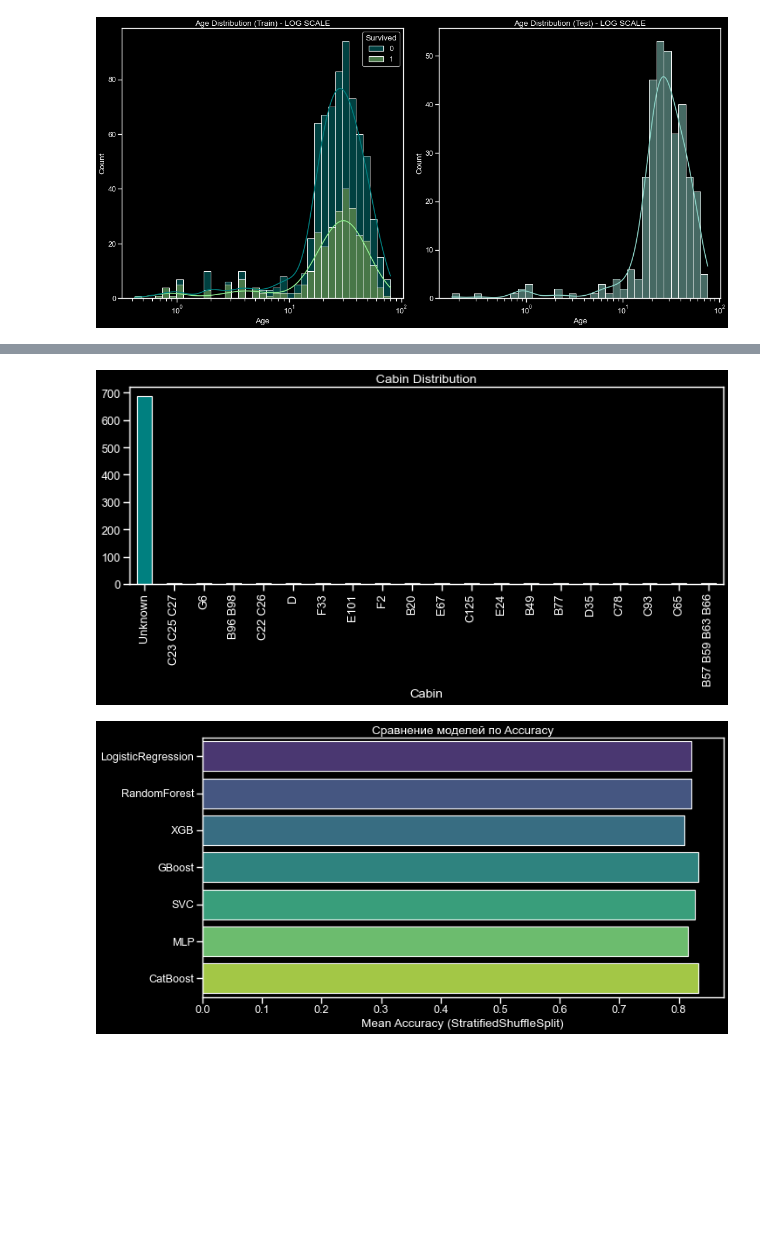
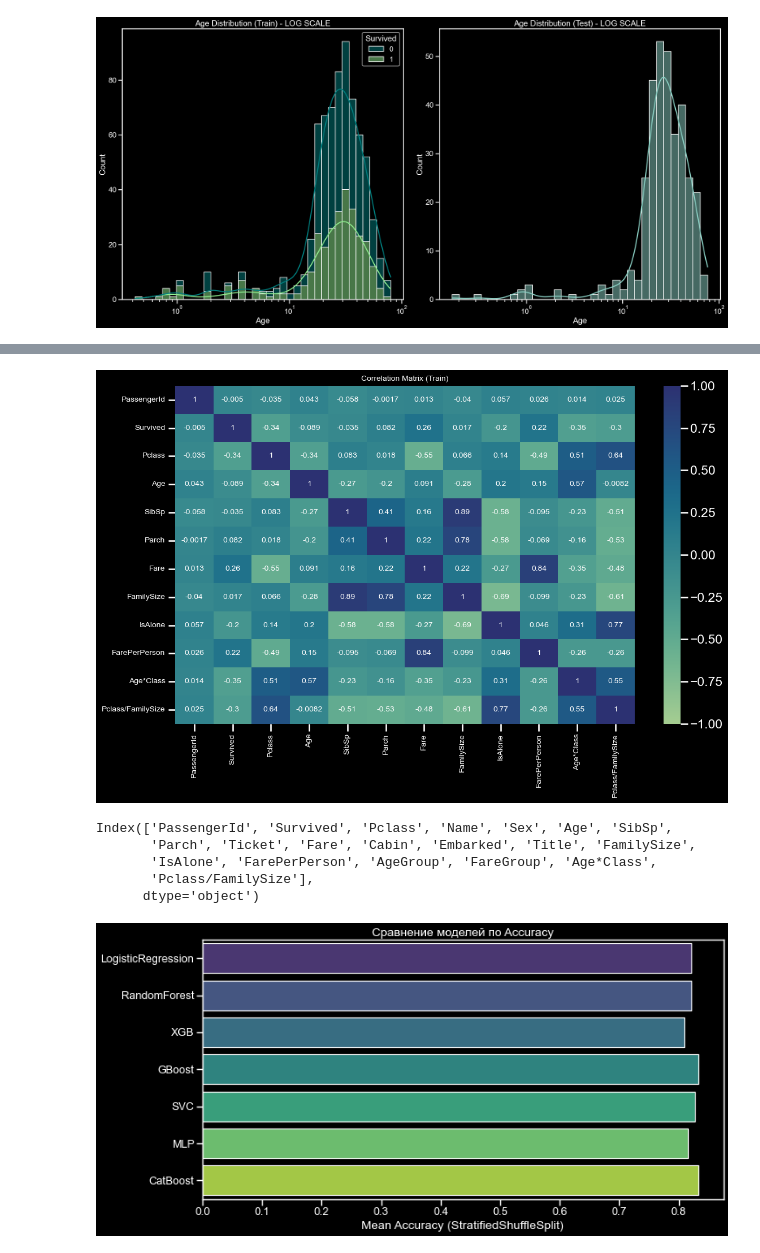
Before and after one commit to aws-hue/titanic_kaggle, a Jupyter notebook: pipline code.ipynb, the cells around one changed output, grey strips where cells are left out. Cells and saved outputs as stored; diff of their text form; code cells hidden in the pictures; blank space fills up the shorter version.

```diff
--- a/pipline code.ipynb
+++ b/pipline code.ipynb
@@ -160,10 +211,0 @@ plt.show()
-# %%
-(train_df['Cabin']
- .fillna('Unknown')
- .value_counts()
- .head(20)
- .plot(kind='bar', figsize=(15,5), color='teal', title='Cabin Distribution')
-)
-plt.show()
-# %% [output]
-[figure, removed]
@@ -170,3 +271,13 @@ plt.show()
+# %%
+plot_corr_heatmap(train_df,
+                  figsize=(12, 8),
+                  title="Correlation Matrix (Train)",
+                  title_fontsize=10,
+                  tick_fontsize=10,
+                  annot_fontsize=10,
+                  cmap='crest')
+# %% [output]
+[figure, added]
 # %%
 #3. OUTLIERS AND SCEWED DISTR
 # ============================================================
@@ -274,3 +300,11 @@ test_df  = feature_engineering(test_df)
+# %%
+train_df.columns
+# %% [output]
+Index(['PassengerId', 'Survived', 'Pclass', 'Name', 'Sex', 'Age', 'SibSp',
+       'Parch', 'Ticket', 'Fare', 'Cabin', 'Embarked', 'Title', 'FamilySize',
+       'IsAlone', 'FarePerPerson', 'AgeGroup', 'FareGroup', 'Age*Class',
+       'Pclass/FamilySize'],
+      dtype='object')
 # %%
 #4. Features
 # ============================================================
```
Also changed, not shown: parts of 13 cells of this notebook.
